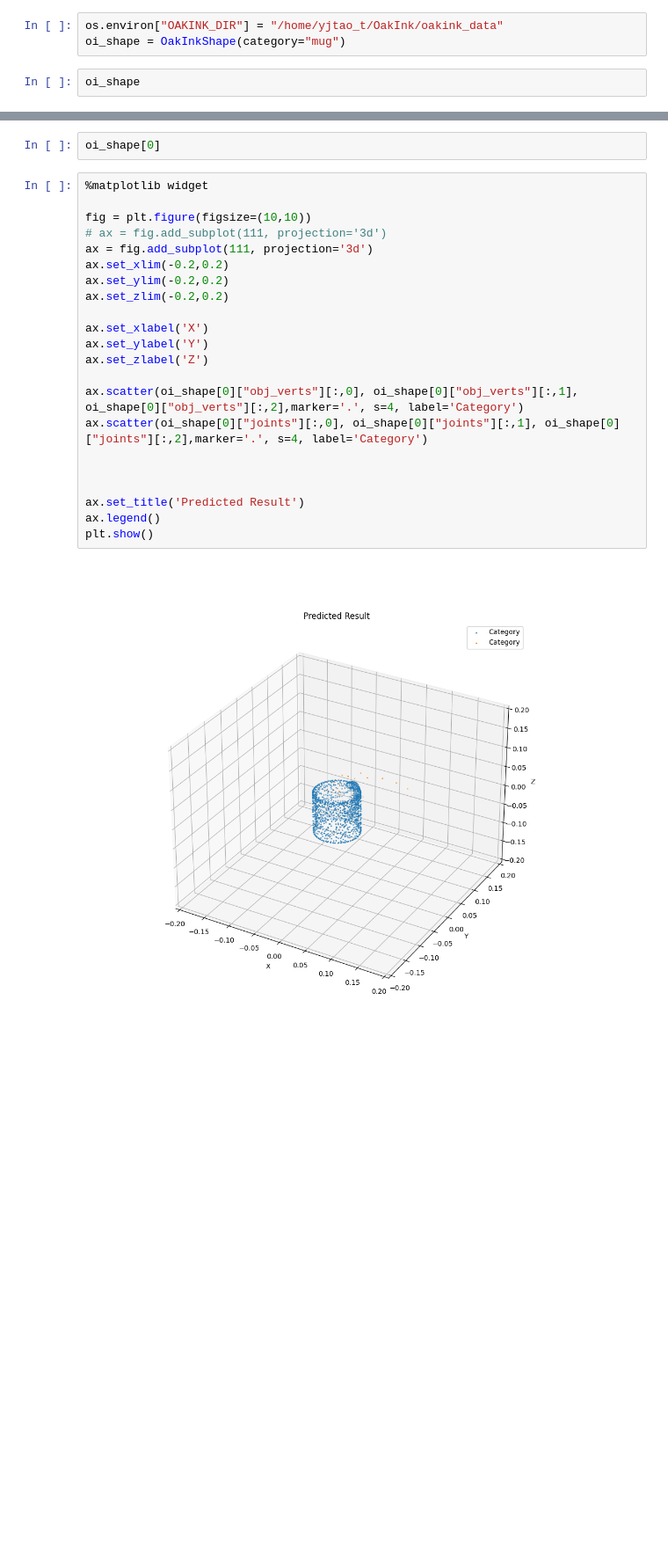
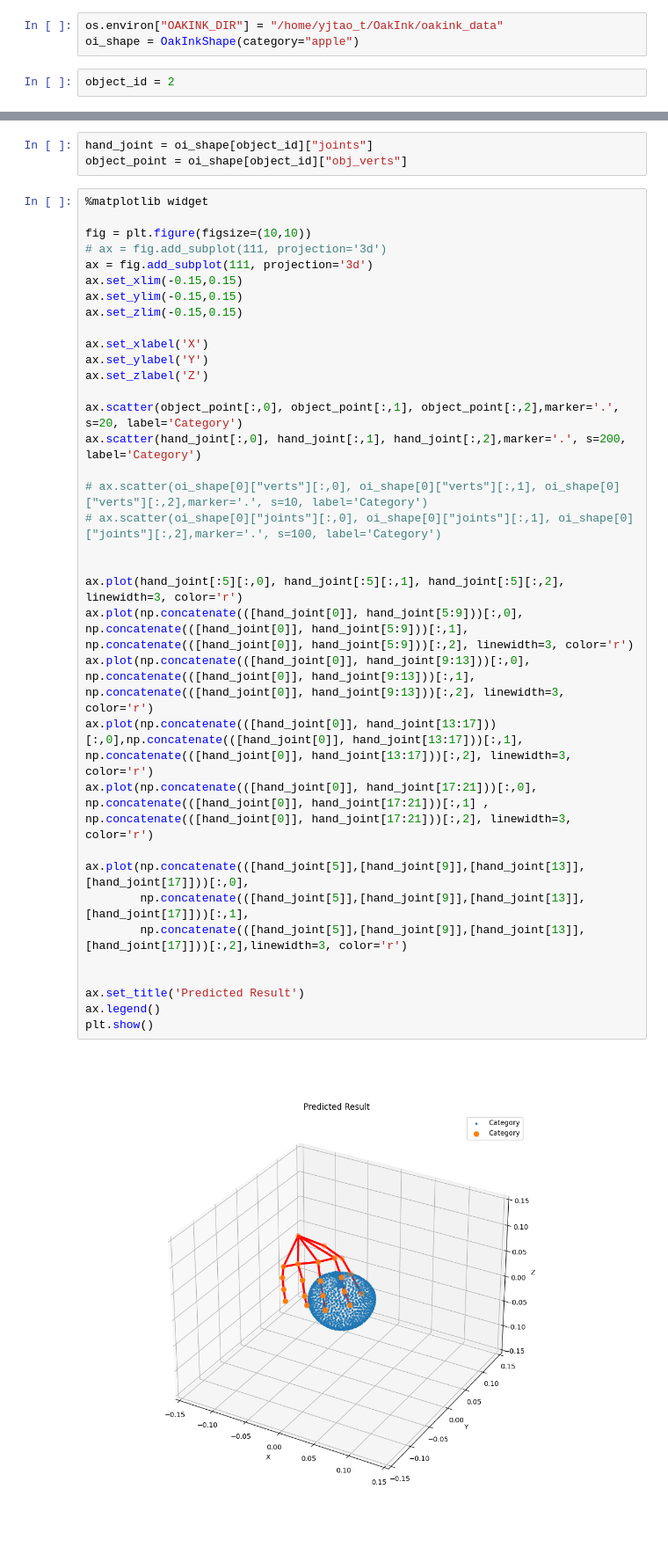
Before and after one commit to yujie-tao/OakInk, a Jupyter notebook: playground.ipynb, the cells around one changed output, grey strips where cells are left out. Shown at 88% size. Cells and saved outputs as stored; diff of their text form; blank space fills up the shorter version.

Commit message:
even better visualization

```diff
--- a/playground.ipynb
+++ b/playground.ipynb
@@ -13,6 +13,6 @@ from matplotlib import pyplot as plt
 from mpl_toolkits.mplot3d import Axes3D
 # %%
 os.environ["OAKINK_DIR"] = "/home/yjtao_t/OakInk/oakink_data"
-oi_shape = OakInkShape(category="mug")
+oi_shape = OakInkShape(category="apple")
 # %%
-oi_shape
+object_id = 2
@@ -31,26 +23,40 @@ array([[ 0.02978633,  0.08272995,  0.01803378],
 # %%
-oi_shape[0]
+hand_joint = oi_shape[object_id]["joints"]
+object_point = oi_shape[object_id]["obj_verts"]
 # %%
 %matplotlib widget
 
 fig = plt.figure(figsize=(10,10))
 # ax = fig.add_subplot(111, projection='3d')
 ax = fig.add_subplot(111, projection='3d')
-ax.set_xlim(-0.2,0.2)
-ax.set_ylim(-0.2,0.2)
-ax.set_zlim(-0.2,0.2)
+ax.set_xlim(-0.15,0.15)
+ax.set_ylim(-0.15,0.15)
+ax.set_zlim(-0.15,0.15)
 
 ax.set_xlabel('X')
 ax.set_ylabel('Y')
 ax.set_zlabel('Z')
 
-ax.scatter(oi_shape[0]["obj_verts"][:,0], oi_shape[0]["obj_verts"][:,1], oi_shape[0]["obj_verts"][:,2],marker='.', s=4, label='Category')
-ax.scatter(oi_shape[0]["joints"][:,0], oi_shape[0]["joints"][:,1], oi_shape[0]["joints"][:,2],marker='.', s=4, label='Category')
+ax.scatter(object_point[:,0], object_point[:,1], object_point[:,2],marker='.', s=20, label='Category')
+ax.scatter(hand_joint[:,0], hand_joint[:,1], hand_joint[:,2],marker='.', s=200, label='Category')
 
+# ax.scatter(oi_shape[0]["verts"][:,0], oi_shape[0]["verts"][:,1], oi_shape[0]["verts"][:,2],marker='.', s=10, label='Category')
+# ax.scatter(oi_shape[0]["joints"][:,0], oi_shape[0]["joints"][:,1], oi_shape[0]["joints"][:,2],marker='.', s=100, label='Category')
+
+
+ax.plot(hand_joint[:5][:,0], hand_joint[:5][:,1], hand_joint[:5][:,2], linewidth=3, color='r')
+ax.plot(np.concatenate(([hand_joint[0]], hand_joint[5:9]))[:,0], np.concatenate(([hand_joint[0]], hand_joint[5:9]))[:,1], np.concatenate(([hand_joint[0]], hand_joint[5:9]))[:,2], linewidth=3, color='r')
+ax.plot(np.concatenate(([hand_joint[0]], hand_joint[9:13]))[:,0], np.concatenate(([hand_joint[0]], hand_joint[9:13]))[:,1], np.concatenate(([hand_joint[0]], hand_joint[9:13]))[:,2], linewidth=3, color='r')
+ax.plot(np.concatenate(([hand_joint[0]], hand_joint[13:17]))[:,0],np.concatenate(([hand_joint[0]], hand_joint[13:17]))[:,1], np.concatenate(([hand_joint[0]], hand_joint[13:17]))[:,2], linewidth=3, color='r')
+ax.plot(np.concatenate(([hand_joint[0]], hand_joint[17:21]))[:,0], np.concatenate(([hand_joint[0]], hand_joint[17:21]))[:,1] , np.concatenate(([hand_joint[0]], hand_joint[17:21]))[:,2], linewidth=3, color='r')
+
+ax.plot(np.concatenate(([hand_joint[5]],[hand_joint[9]],[hand_joint[13]],[hand_joint[17]]))[:,0],
+        np.concatenate(([hand_joint[5]],[hand_joint[9]],[hand_joint[13]],[hand_joint[17]]))[:,1],
+        np.concatenate(([hand_joint[5]],[hand_joint[9]],[hand_joint[13]],[hand_joint[17]]))[:,2],linewidth=3, color='r')
 
 
 ax.set_title('Predicted Result')
 ax.legend()
 plt.show()
 # %% [output]
-[figure, old version]
+[figure, new version]
```
Also changed, not shown: parts of 3 cells of this notebook.
